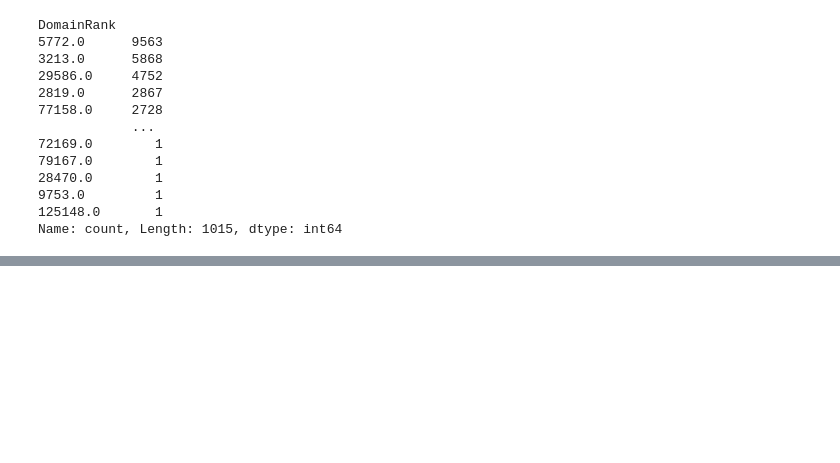
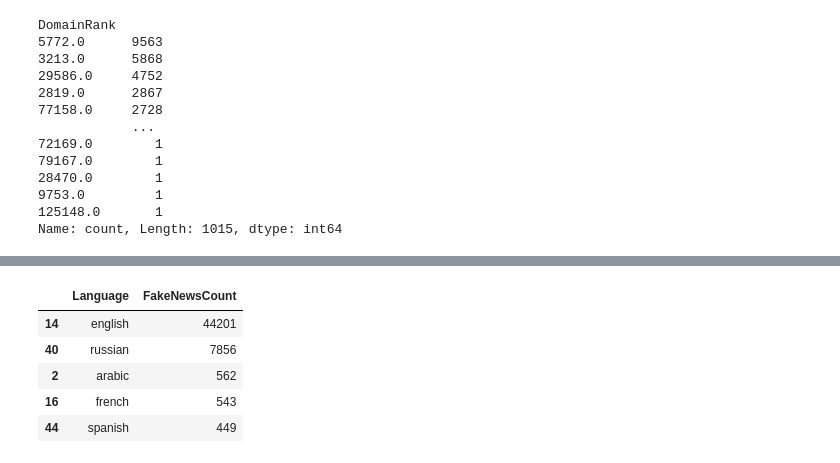
Before and after one commit to coleaydelotte/DW-290-NEWS, a Jupyter notebook: nb.ipynb, the cells around one changed output, grey strips where cells are left out. Saved outputs shown, nothing was run; the diff lists cells and outputs as text; code cells hidden in the pictures; blank space fills up the shorter version.

```diff
--- a/nb.ipynb
+++ b/nb.ipynb
@@ -158,0 +159,10 @@ data[data.isna().sum(axis=1) > 1]
+# %%
+count_by_language = data.groupby("Language")["URL"].count().reset_index(name="FakeNewsCount").sort_values("FakeNewsCount", ascending=False)
+count_by_language.head()
+# %% [output]
+|  | Language | FakeNewsCount |
+| 14 | english | 44201 |
+| 40 | russian | 7856 |
+| 2 | arabic | 562 |
+| 16 | french | 543 |
+| 44 | spanish | 449 |
```
Also changed, not shown: parts of 17 cells of this notebook.
